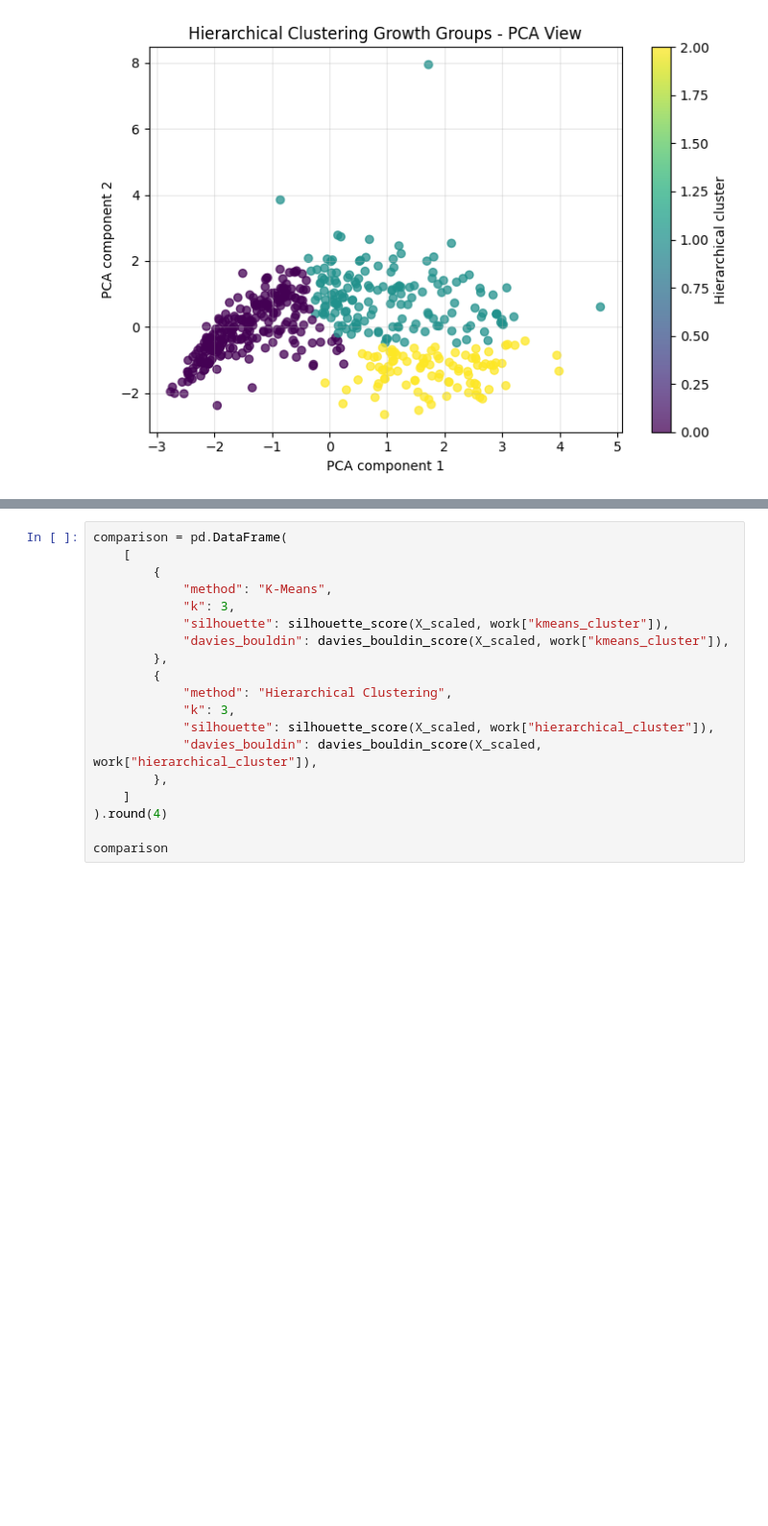
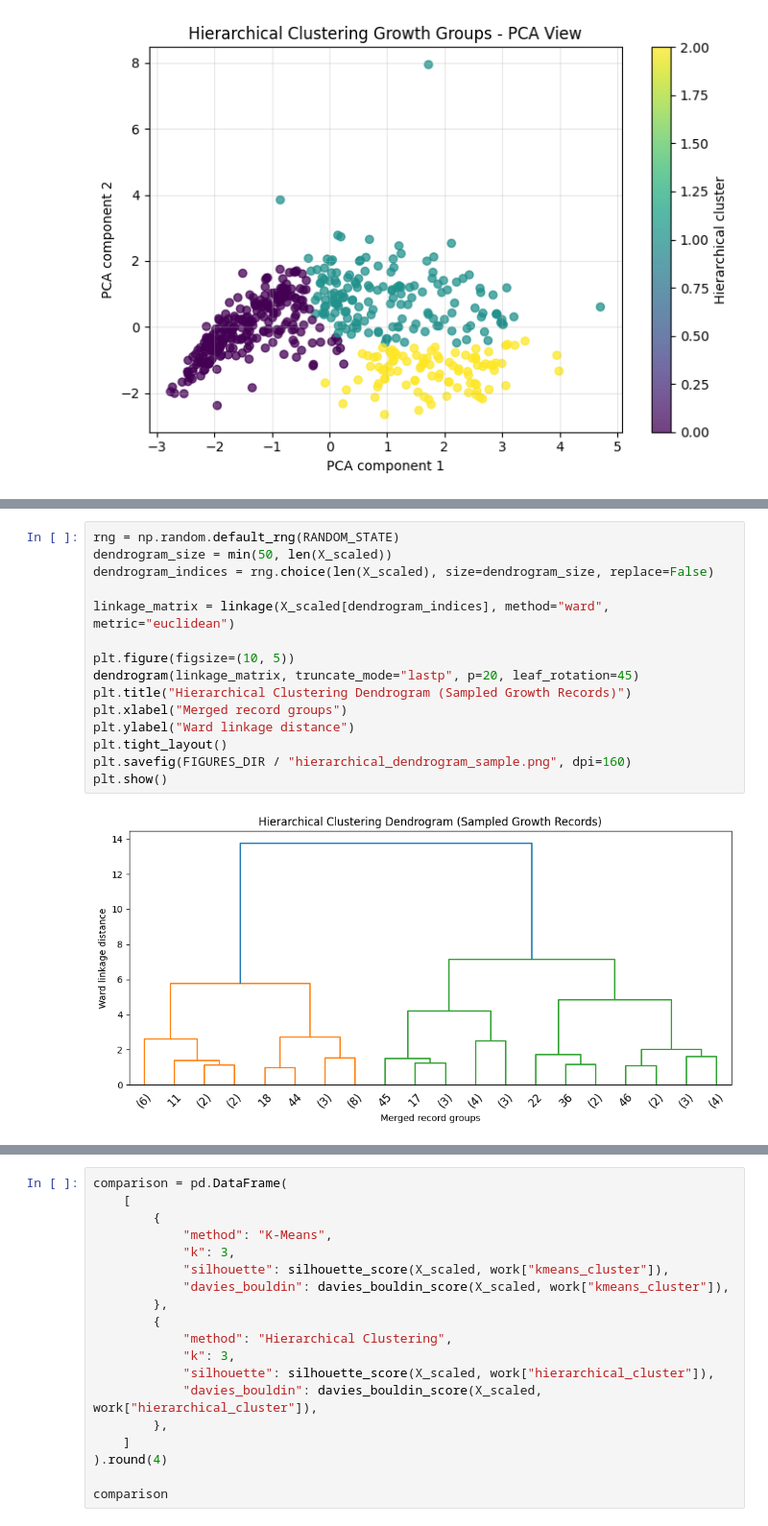
Before and after one commit to SATananov/cane-corso-growth-intelligence, a Jupyter notebook: notebooks/04_unsupervised_learning_clustering.ipynb, the cells around one changed output, grey strips where cells are left out. Shown at 96% size. Saved outputs shown, nothing was run; the diff lists cells and outputs as text; blank space fills up the shorter version.

```diff
--- a/notebooks/04_unsupervised_learning_clustering.ipynb
+++ b/notebooks/04_unsupervised_learning_clustering.ipynb
@@ -470 +718,18 @@ plt.show()
+# %%
+rng = np.random.default_rng(RANDOM_STATE)
+dendrogram_size = min(50, len(X_scaled))
+dendrogram_indices = rng.choice(len(X_scaled), size=dendrogram_size, replace=False)
+
+linkage_matrix = linkage(X_scaled[dendrogram_indices], method="ward", metric="euclidean")
+
+plt.figure(figsize=(10, 5))
+dendrogram(linkage_matrix, truncate_mode="lastp", p=20, leaf_rotation=45)
+plt.title("Hierarchical Clustering Dendrogram (Sampled Growth Records)")
+plt.xlabel("Merged record groups")
+plt.ylabel("Ward linkage distance")
+plt.tight_layout()
+plt.savefig(FIGURES_DIR / "hierarchical_dendrogram_sample.png", dpi=160)
+plt.show()
+# %% [output]
+[figure, added]
 # %% [markdown]
```
Also changed, not shown: parts of 21 cells of this notebook, 10 other files.
